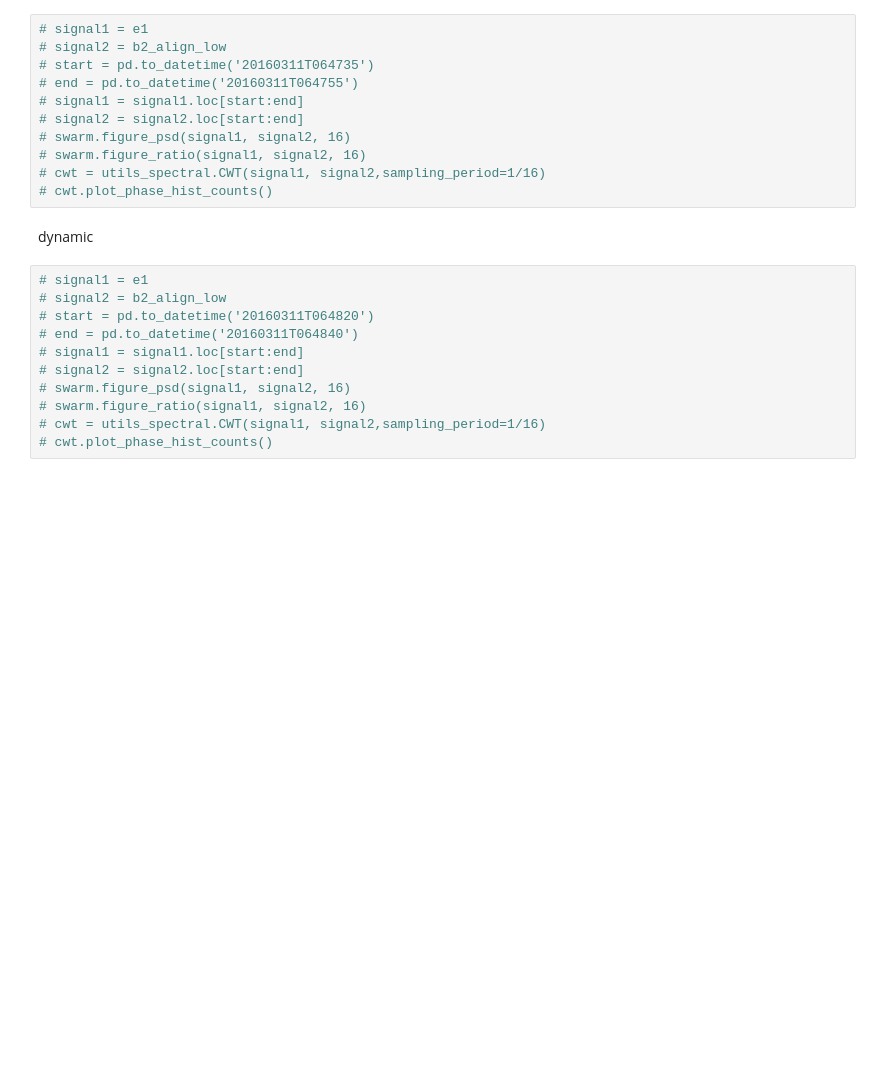
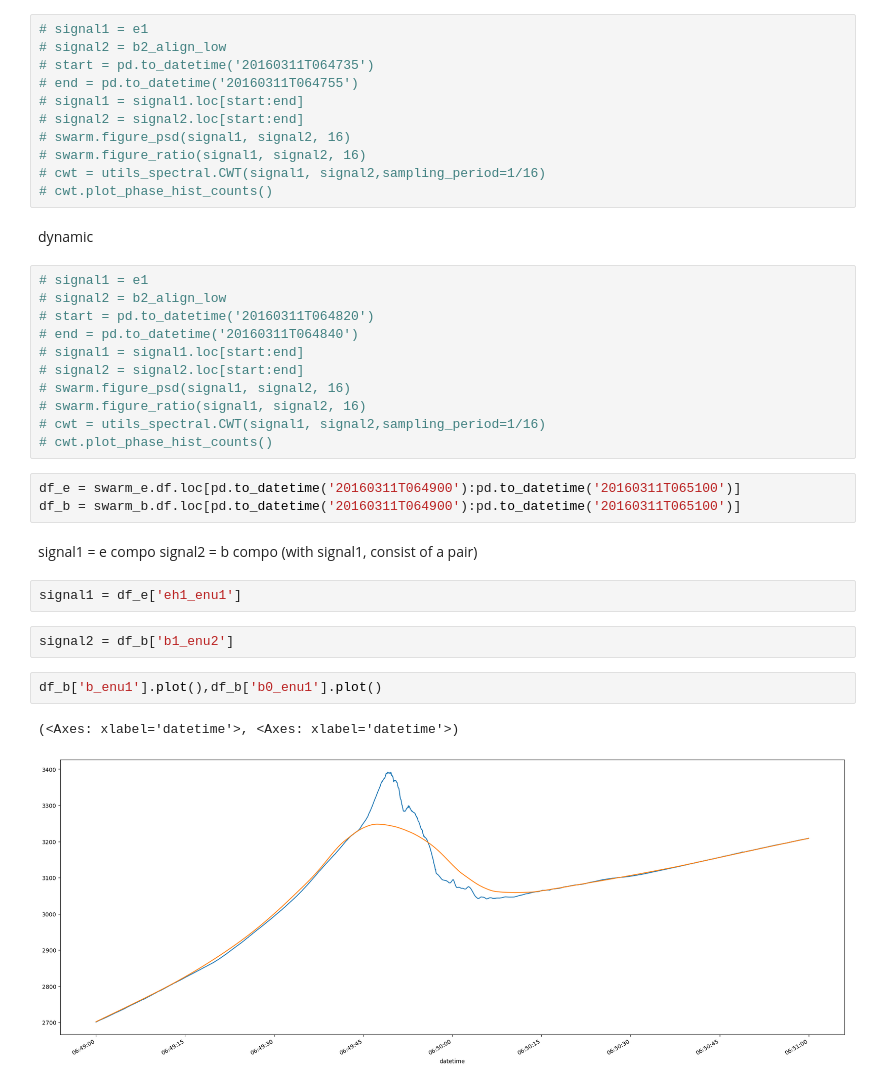
Before and after one commit to cleo24621/pyaw, a Jupyter notebook: swarm_for_abstract.ipynb, the cells around one changed output. Drawn from its saved outputs; the diff is of its cells as text; blank space fills up the shorter version.

```diff
--- a/swarm_for_abstract.ipynb
+++ b/swarm_for_abstract.ipynb
@@ -433,3 +437,18 @@ dynamic
 # swarm.figure_ratio(signal1, signal2, 16)
 # cwt = utils_spectral.CWT(signal1, signal2,sampling_period=1/16)
 # cwt.plot_phase_hist_counts()
+# %%
+df_e = swarm_e.df.loc[pd.to_datetime('20160311T064900'):pd.to_datetime('20160311T065100')]
+df_b = swarm_b.df.loc[pd.to_datetime('20160311T064900'):pd.to_datetime('20160311T065100')]
+# %% [markdown]
+signal1 = e compo
+signal2 = b compo (with signal1, consist of a pair)
+# %%
+signal1 = df_e['eh1_enu1']
+# %%
+signal2 = df_b['b1_enu2']
+# %%
+df_b['b_enu1'].plot(),df_b['b0_enu1'].plot()
+# %% [output]
+(<Axes: xlabel='datetime'>, <Axes: xlabel='datetime'>)
+[figure, added]
```
Also changed, not shown: parts of 18 cells of this notebook, 2 other files.
